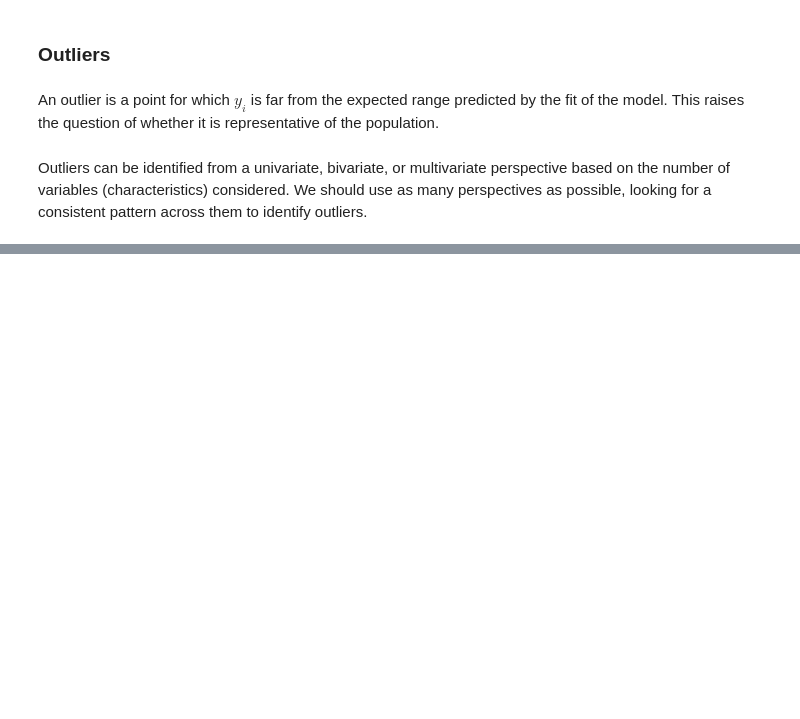
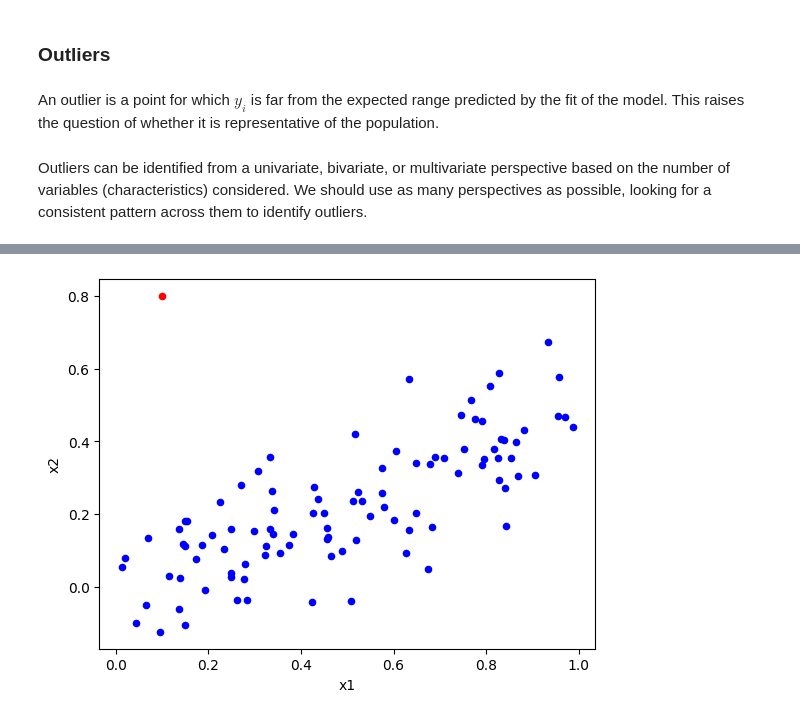
Before and after one commit to MaxBiber/statistics, a Jupyter notebook: collinearity.ipynb, the cells around one changed output, grey strips where cells are left out. Cells and saved outputs as stored; diff of their text form; code cells hidden in the pictures; blank space fills up the shorter version.

```diff
--- a/collinearity.ipynb
+++ b/collinearity.ipynb
@@ -258,0 +271,8 @@ Outliers can be identified from a univariate, bivariate, or multivariate perspec
+# %%
+# Bivariate analysis (x1,x2)
+sample = df.iloc[-1:]  # To get the last observation
+other = df.iloc[:-1]  # To get all the observations but the last
+ax = other.plot(kind='scatter',x='x1',y='x2', color='blue');  # Plot all observations but the last in blue
+sample.plot(ax=ax, kind='scatter',x='x1',y='x2', color='red');  # Plot last observation added in red
+# %% [output]
+[figure, added]
```
Also changed, not shown: parts of 8 cells of this notebook.
